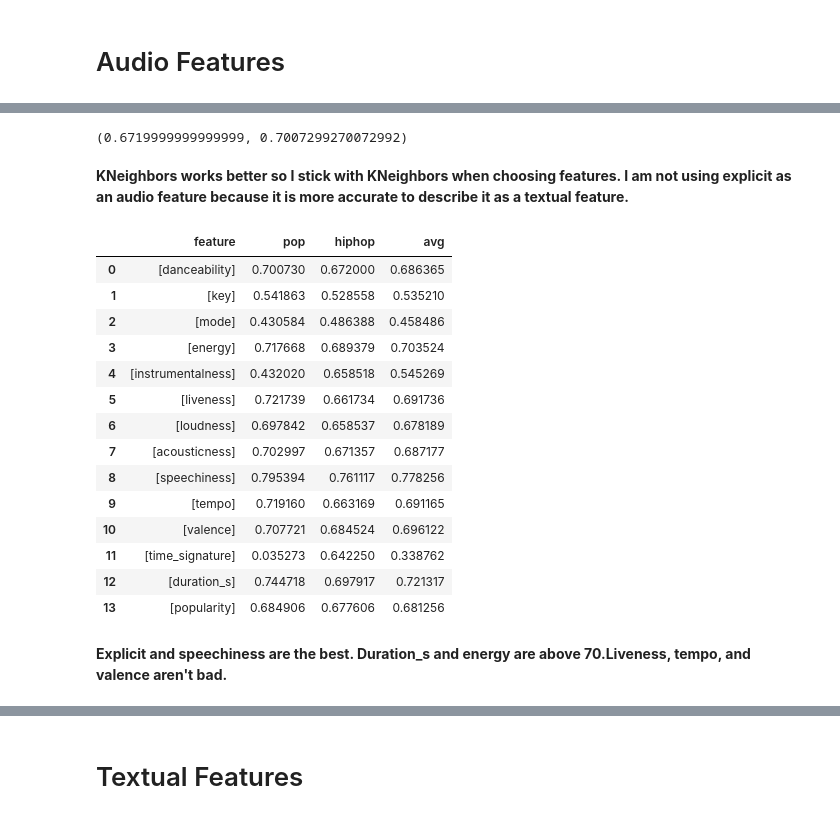
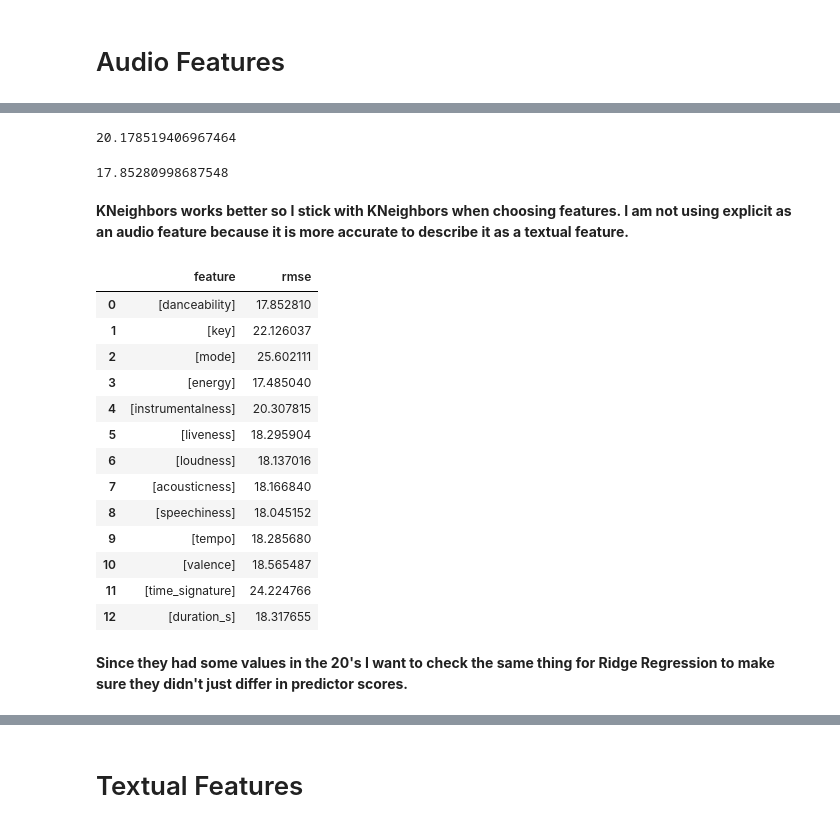
Before and after one commit to ryanczhang7/spotifyproject, a Jupyter notebook: Spotify_Machine_Learning.ipynb, the cells around one changed output, grey strips where cells are left out. Cells and saved outputs as stored; diff of their text form; code cells hidden in the pictures.

```diff
--- a/Spotify_Machine_Learning.ipynb
+++ b/Spotify_Machine_Learning.ipynb
@@ -52,83 +55,89 @@ y_train_ = pipeline.predict(X_train)
 # %%
 pipeline = make_pipeline(
     StandardScaler(),
-    KNeighborsClassifier()
+    Lasso()
 )
 
 X_train = df_songs[["danceability"]]
-y_train = df_songs["genre"]
+y_train = df_songs["popularity"]
 
 pipeline.fit(X_train, y_train)
 y_train_ = pipeline.predict(X_train)
-(f1_score(y_train, y_train_, pos_label="hiphop"),
- f1_score(y_train, y_train_, pos_label="pop"))
+
+np.sqrt(mean_squared_error(y_train, y_train_))
 # %% [output]
-(0.6719999999999999, 0.7007299270072992)
+20.178519406967464
+# %%
+pipeline = make_pipeline(
+    StandardScaler(),
+    KNeighborsRegressor()
+)
+
+X_train = df_songs[["danceability"]]
+y_train = df_songs["popularity"]
+
+pipeline.fit(X_train, y_train)
+y_train_ = pipeline.predict(X_train)
+
+np.sqrt(mean_squared_error(y_train, y_train_))
+# %% [output]
+17.85280998687548
 # %% [markdown]
 **KNeighbors works better so I stick with KNeighbors when choosing features. I am not using explicit as an audio feature because it is more accurate to describe it as a textual feature.**
 # %%
-pop_f1 = []
-hiphop_f1 = []
+rmse = []
 feature = []
 for features in [["danceability"],
                  ["key"],
                  ["mode"],
                  ["energy"],
                  ["instrumentalness"],
                  ["liveness"],
                  ["loudness"],
                  ["acousticness"],
                  ["speechiness"],
                  ["tempo"],
                  ["valence"],
                  ["time_signature"],
-                 ["duration_s"],
-                 ["popularity"]]:
+                 ["duration_s"]]:
 
   ct = make_column_transformer(
       (StandardScaler(), features),
       remainder = "drop"
   )
 
   pipeline = make_pipeline(
       ct,
-      KNeighborsClassifier()
+      KNeighborsRegressor()
   )
 
-  X_train = df_songs[["danceability", "key", "mode", "energy", "acousticness",
-                      "instrumentalness", "liveness", "loudness", "speechiness",
-                      "tempo", "valence", "time_signature", "duration_s",
-                      "popularity"]]
-  y_train = df_songs["genre"]
+  X_train = df_songs[features]
+  y_train = df_songs["popularity"]
 
   pipeline.fit(X_train, y_train)
   y_train_ = pipeline.predict(X_train)
   feature.append(features)
-  hiphop_f1.append(f1_score(y_train, y_train_, pos_label="hiphop"))
-  pop_f1.append(f1_score(y_train, y_train_, pos_label="pop"))
+  rmse.append(np.sqrt(mean_squared_error(y_train, y_train_)))
 
 df = {}
 df["feature"] = feature
-df["pop"] = pop_f1
-df["hiphop"] = hiphop_f1
+df["rmse"] = rmse
 df1 = pd.DataFrame(df)
-df1["avg"] = (df1["pop"] + df1["hiphop"]) / 2
 df1
 # %% [output]
-|  | feature | pop | hiphop | avg |
-| 0 | [danceability] | 0.700730 | 0.672000 | 0.686365 |
-| 1 | [key] | 0.541863 | 0.528558 | 0.535210 |
-| 2 | [mode] | 0.430584 | 0.486388 | 0.458486 |
-| 3 | [energy] | 0.717668 | 0.689379 | 0.703524 |
-| 4 | [instrumentalness] | 0.432020 | 0.658518 | 0.545269 |
-| 5 | [liveness] | 0.721739 | 0.661734 | 0.691736 |
-| 6 | [loudness] | 0.697842 | 0.658537 | 0.678189 |
-| 7 | [acousticness] | 0.702997 | 0.671357 | 0.687177 |
-| 8 | [speechiness] | 0.795394 | 0.761117 | 0.778256 |
-| 9 | [tempo] | 0.719160 | 0.663169 | 0.691165 |
-| 10 | [valence] | 0.707721 | 0.684524 | 0.696122 |
-| 11 | [time_signature] | 0.035273 | 0.642250 | 0.338762 |
-| 12 | [duration_s] | 0.744718 | 0.697917 | 0.721317 |
-| 13 | [popularity] | 0.684906 | 0.677606 | 0.681256 |
+|  | feature | rmse |
+| 0 | [danceability] | 17.852810 |
+| 1 | [key] | 22.126037 |
+| 2 | [mode] | 25.602111 |
+| 3 | [energy] | 17.485040 |
+| 4 | [instrumentalness] | 20.307815 |
+| 5 | [liveness] | 18.295904 |
+| 6 | [loudness] | 18.137016 |
+| 7 | [acousticness] | 18.166840 |
+| 8 | [speechiness] | 18.045152 |
+| 9 | [tempo] | 18.285680 |
+| 10 | [valence] | 18.565487 |
+| 11 | [time_signature] | 24.224766 |
+| 12 | [duration_s] | 18.317655 |
-# %% [markdown]
-**Explicit and speechiness are the best. Duration_s and energy are above 70.Liveness, tempo,  and valence aren't bad.**
+# %% [markdown]
+**Since they had some values in the 20's I want to check the same thing for Ridge Regression to make sure they didn't just differ in predictor scores.**
```
Also changed, not shown: parts of 83 cells of this notebook.
